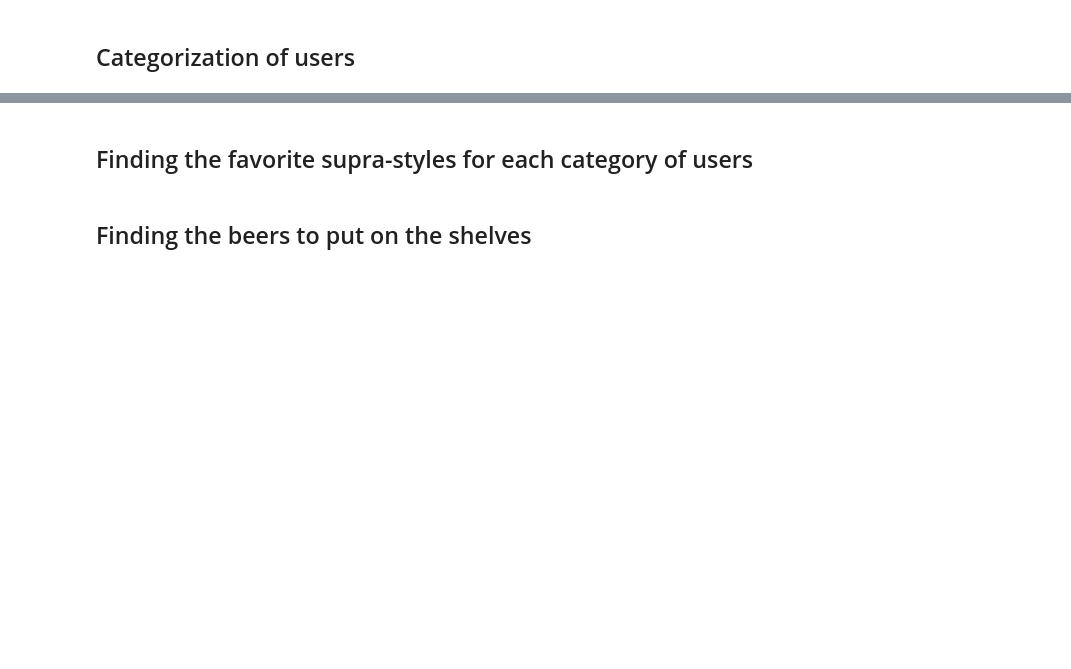
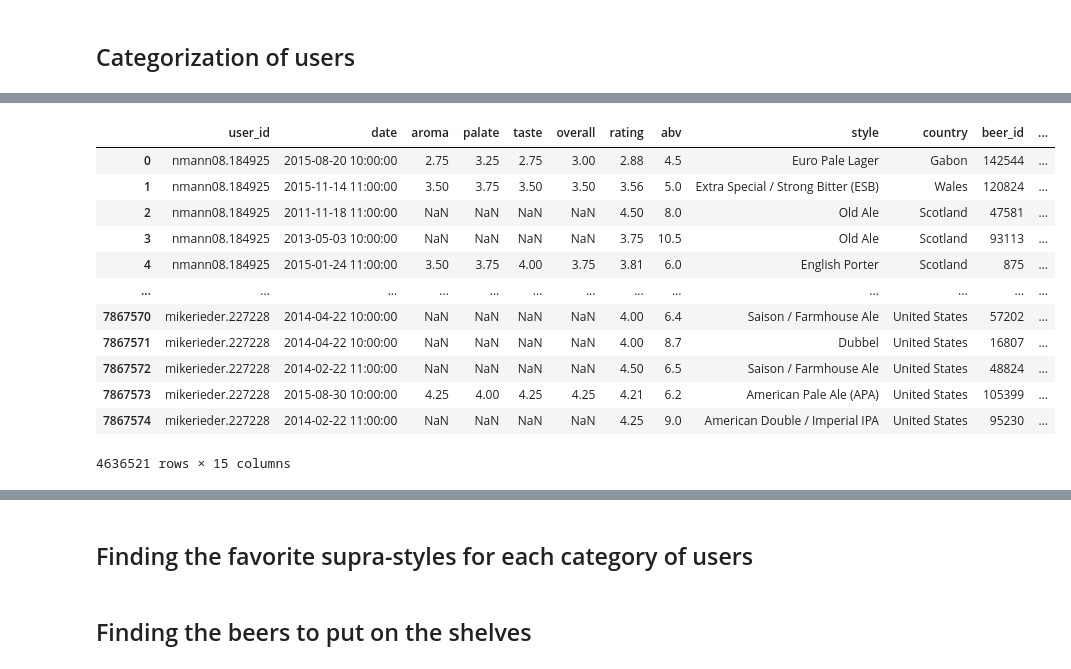
Before and after one commit to TemryL/Beer-Style-Analysis, a Jupyter notebook: milestone3.ipynb, the cells around one changed output, grey strips where cells are left out. Cells and saved outputs as stored; diff of their text form; code cells hidden in the pictures; blank space fills up the shorter version.

```diff
--- a/milestone3.ipynb
+++ b/milestone3.ipynb
@@ -819,0 +931,23 @@ plt.show()
+# %%
+fav_supra_style = df_merged.groupby(['user_id', 'supra_style'])['rating'].mean().groupby(level=0).idxmax().apply(lambda x: x[1])
+users['fav_supra_style'] = users.user_id.apply(lambda x: fav_supra_style[x])
+# %%
+experienced_users = users[users["user_nbr_ratings"]>500]
+# %%
+merged_experienced_users = df_merged[df_merged.user_id.isin(experienced_users.user_id)]
+# %%
+merged_experienced_users
+# %% [output]
+|  | user_id | date | aroma | palate | taste | overall | rating | abv | style | country | beer_id | ... |
+| 0 | nmann08.184925 | 2015-08-20 10:00:00 | 2.75 | 3.25 | 2.75 | 3.00 | 2.88 | 4.5 | Euro Pale Lager | Gabon | 142544 | ... |
+| 1 | nmann08.184925 | 2015-11-14 11:00:00 | 3.50 | 3.75 | 3.50 | 3.50 | 3.56 | 5.0 | Extra Special / Strong Bitter (ESB) | Wales | 120824 | ... |
+| 2 | nmann08.184925 | 2011-11-18 11:00:00 | NaN | NaN | NaN | NaN | 4.50 | 8.0 | Old Ale | Scotland | 47581 | ... |
+| 3 | nmann08.184925 | 2013-05-03 10:00:00 | NaN | NaN | NaN | NaN | 3.75 | 10.5 | Old Ale | Scotland | 93113 | ... |
+| 4 | nmann08.184925 | 2015-01-24 11:00:00 | 3.50 | 3.75 | 4.00 | 3.75 | 3.81 | 6.0 | English Porter | Scotland | 875 | ... |
+| ... | ... | ... | ... | ... | ... | ... | ... | ... | ... | ... | ... | ... |
+| 7867570 | mikerieder.227228 | 2014-04-22 10:00:00 | NaN | NaN | NaN | NaN | 4.00 | 6.4 | Saison / Farmhouse Ale | United States | 57202 | ... |
+| 7867571 | mikerieder.227228 | 2014-04-22 10:00:00 | NaN | NaN | NaN | NaN | 4.00 | 8.7 | Dubbel | United States | 16807 | ... |
+| 7867572 | mikerieder.227228 | 2014-02-22 11:00:00 | NaN | NaN | NaN | NaN | 4.50 | 6.5 | Saison / Farmhouse Ale | United States | 48824 | ... |
+| 7867573 | mikerieder.227228 | 2015-08-30 10:00:00 | 4.25 | 4.00 | 4.25 | 4.25 | 4.21 | 6.2 | American Pale Ale (APA) | United States | 105399 | ... |
+| 7867574 | mikerieder.227228 | 2014-02-22 11:00:00 | NaN | NaN | NaN | NaN | 4.25 | 9.0 | American Double / Imperial IPA | United States | 95230 | ... |
+4636521 rows × 15 columns
```
Also changed, not shown: parts of 19 cells of this notebook, 1 other file.
